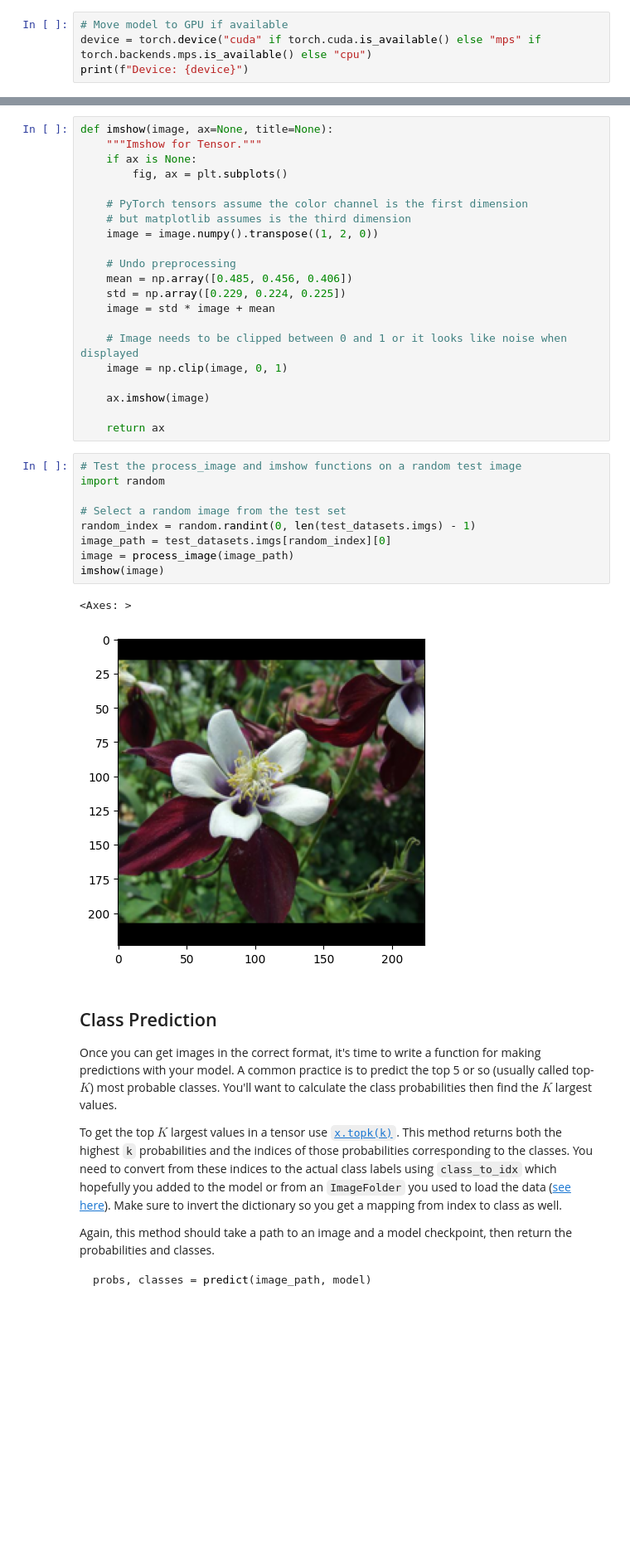
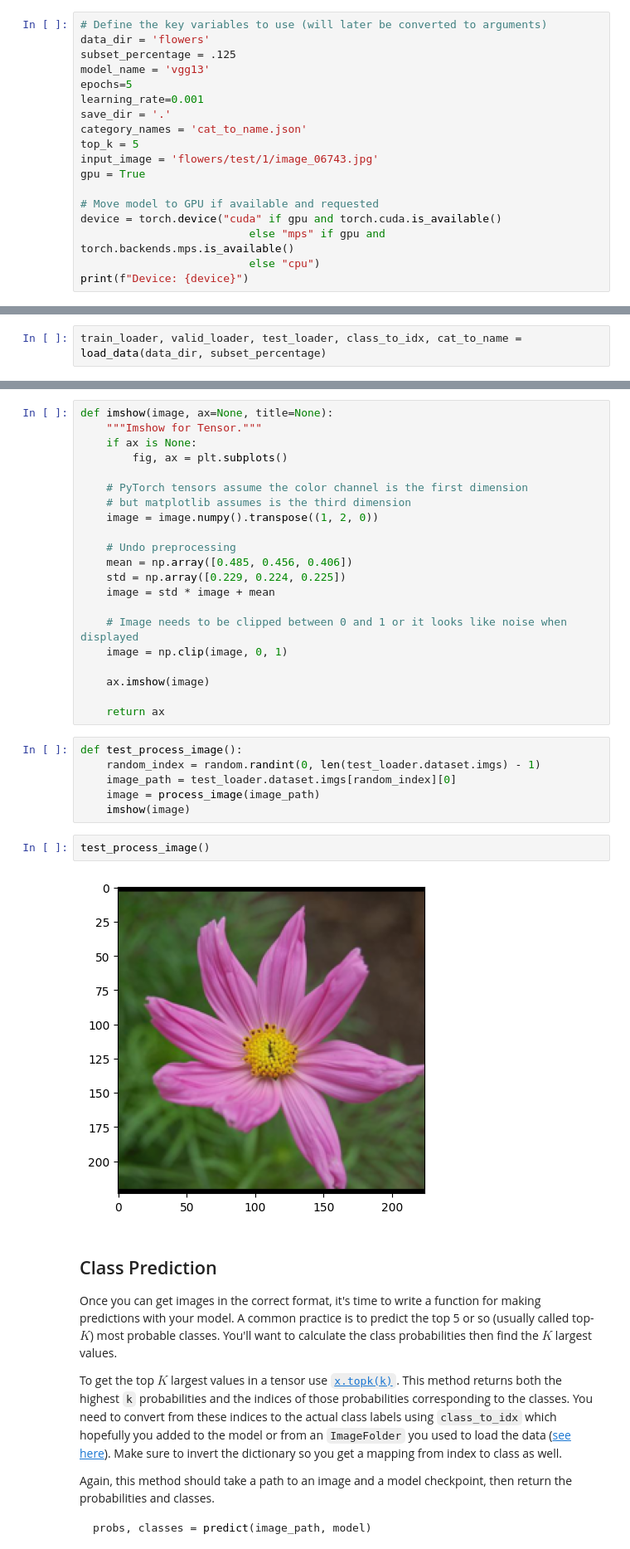
Before and after one commit to jcraffi/aipnd-project, a Jupyter notebook: Image Classifier Project.ipynb, the cells around one changed output, grey strips where cells are left out. Shown at 83% size. Cells and saved outputs as stored; diff of their text form; blank space fills up the shorter version.

```diff
--- a/Image Classifier Project.ipynb
+++ b/Image Classifier Project.ipynb
@@ -33,8 +34,22 @@ import numpy as np
 import json
 import os
 # %%
-# Move model to GPU if available
-device = torch.device("cuda" if torch.cuda.is_available() else "mps" if torch.backends.mps.is_available() else "cpu")
+# Define the key variables to use (will later be converted to arguments)
+data_dir = 'flowers'
+subset_percentage = .125
+model_name = 'vgg13'
+epochs=5
+learning_rate=0.001
+save_dir = '.'
+category_names = 'cat_to_name.json'
+top_k = 5
+input_image = 'flowers/test/1/image_06743.jpg'
+gpu = True
+
+# Move model to GPU if available and requested
+device = torch.device("cuda" if gpu and torch.cuda.is_available()
+                          else "mps" if gpu and torch.backends.mps.is_available()
+                          else "cpu")
 print(f"Device: {device}")
 # %% [output]
 Device: mps
@@ -105,0 +116,2 @@ with open('cat_to_name.json', 'r') as f:
+# %%
+train_loader, valid_loader, test_loader, class_to_idx, cat_to_name = load_data(data_dir, subset_percentage)
@@ -373,17 +477,15 @@ def imshow(image, ax=None, title=None):
 
     return ax
 # %%
-# Test the process_image and imshow functions on a random test image
-import random
-
-# Select a random image from the test set
-random_index = random.randint(0, len(test_datasets.imgs) - 1)
-image_path = test_datasets.imgs[random_index][0]
-image = process_image(image_path)
-imshow(image)
+def test_process_image():
+    random_index = random.randint(0, len(test_loader.dataset.imgs) - 1)
+    image_path = test_loader.dataset.imgs[random_index][0]
+    image = process_image(image_path)
+    imshow(image)
-# %% [output]
-<Axes: >
-[figure, removed]
+# %%
+test_process_image()
+# %% [output]
+[figure, added]
 # %% [markdown]
 ## Class Prediction
 
```
Also changed, not shown: parts of 24 cells of this notebook, 4 other files.
